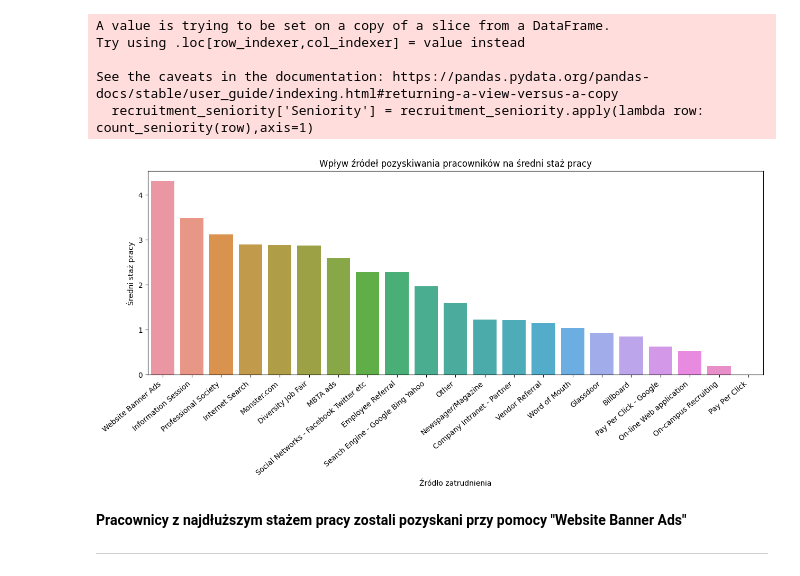
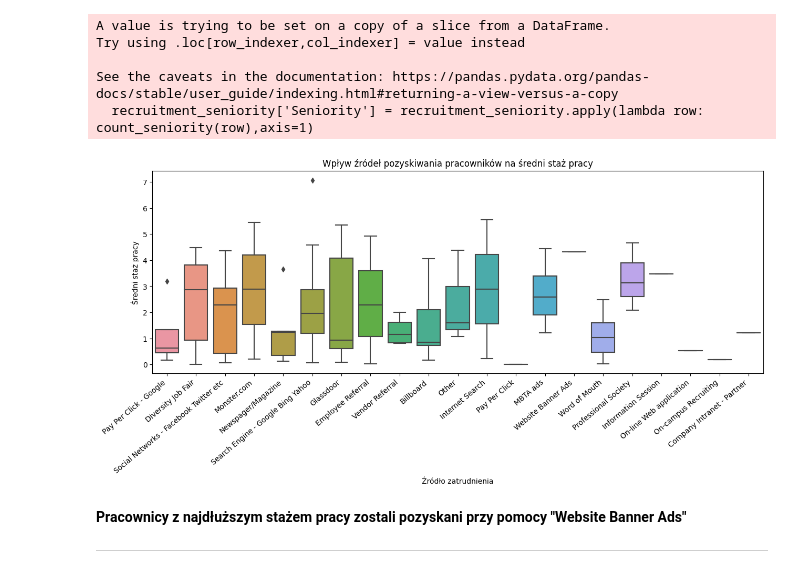
Before and after one commit to MarcinAn/analiza_danych, a Jupyter notebook: analiza_danych.ipynb, the cells around one changed output. Drawn from its saved outputs; the diff is of its cells as text; code cells hidden in the pictures.

```diff
--- a/analiza_danych.ipynb
+++ b/analiza_danych.ipynb
@@ -63,7 +63,7 @@ plt.show()
 # %% [markdown]
 # **Jakie źródła pozyskania pracownika (Recruitment Source) są najlepsze, jeśli zależy nam na jak najdłuższym stażu pracowników?**
 # %%
-recruitment_seniority=df[{'RecruitmentSource','DateofHire','DateofTermination'}]
+recruitment_seniority=df[['RecruitmentSource','DateofHire','DateofTermination', 'Employee_Name']]
 recruitment_seniority.dropna(inplace=True)
 # %% [output]
 A value is trying to be set on a copy of a slice from a DataFrame
@@ -107,13 +107,13 @@ recruitment_seniority_pivot.sort_values(by='Seniority', ascending=False, inplace
 # %%
 plt.figure(figsize=(15,5))
-ax=sns.barplot(x='RecruitmentSource',y='Seniority',data=recruitment_seniority_pivot)
+ax=sns.boxplot(x='RecruitmentSource',y='Seniority',data=recruitment_seniority)
 ax.set_xticklabels(ax.get_xticklabels(), rotation=40, ha="right")
 plt.xlabel('Źródło zatrudnienia')
 plt.ylabel('Średni staż pracy')
 plt.title('Wpływ źródeł pozyskiwania pracowników na średni staż pracy')
 plt.show()
 # %% [output]
-[figure, old version]
+[figure, new version]
 # %% [markdown]
 **Pracownicy z najdłuższym stażem pracy zostali pozyskani przy pomocy "Website Banner Ads"**
 
```
Also changed, not shown: parts of 12 cells of this notebook.
